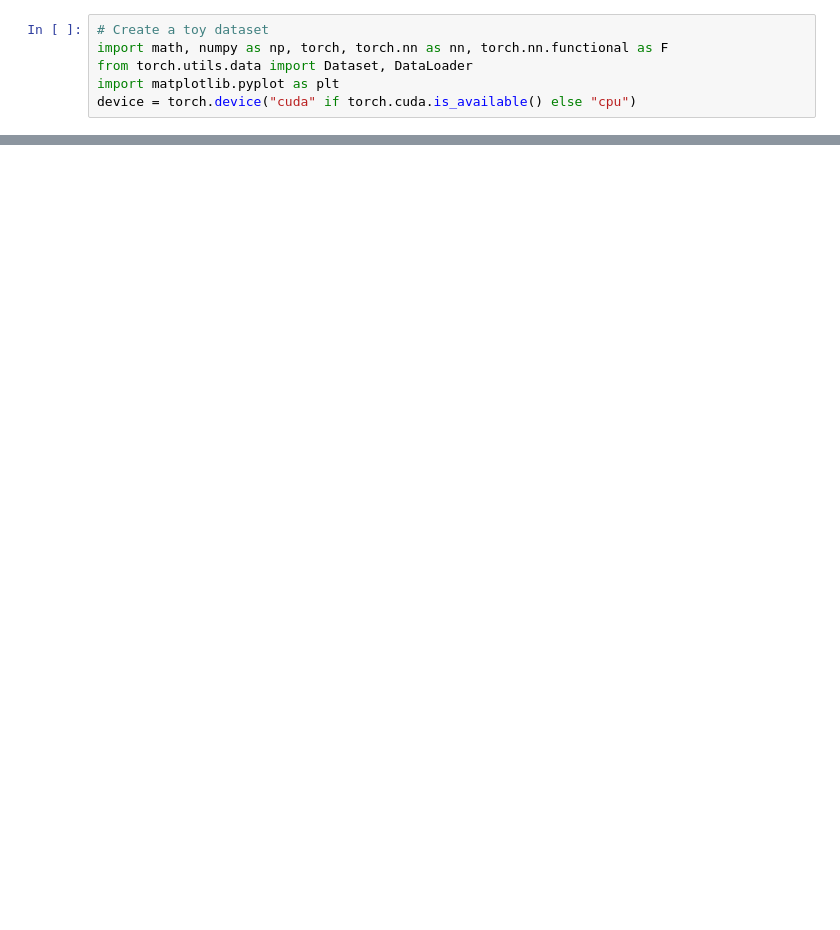
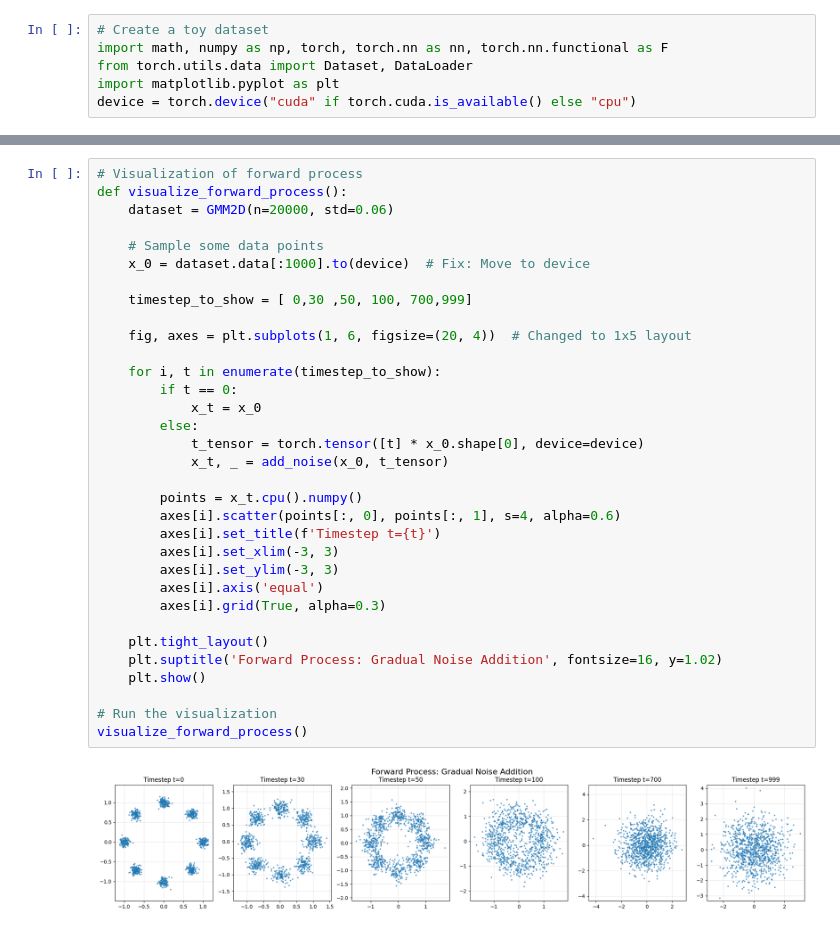
Before and after one commit to Jaseelkt007/Generative_AI_basics, a Jupyter notebook: Diffusion_Models.ipynb, the cells around one changed output, grey strips where cells are left out. Drawn from its saved outputs; the diff is of its cells as text; blank space fills up the shorter version.

```diff
--- a/Diffusion_Models.ipynb
+++ b/Diffusion_Models.ipynb
@@ -68,0 +127,35 @@ plt.axis('equal'); plt.title("Target data (2D GMM)"); plt.show()
+# %%
+# Visualization of forward process
+def visualize_forward_process():
+    dataset = GMM2D(n=20000, std=0.06)
+
+    # Sample some data points
+    x_0 = dataset.data[:1000].to(device)  # Fix: Move to device
+
+    timestep_to_show = [ 0,30 ,50, 100, 700,999]
+
+    fig, axes = plt.subplots(1, 6, figsize=(20, 4))  # Changed to 1x5 layout
+
+    for i, t in enumerate(timestep_to_show):
+        if t == 0:
+            x_t = x_0
+        else:
+            t_tensor = torch.tensor([t] * x_0.shape[0], device=device)
+            x_t, _ = add_noise(x_0, t_tensor)
+
+        points = x_t.cpu().numpy()
+        axes[i].scatter(points[:, 0], points[:, 1], s=4, alpha=0.6)
+        axes[i].set_title(f'Timestep t={t}')
+        axes[i].set_xlim(-3, 3)
+        axes[i].set_ylim(-3, 3)
+        axes[i].axis('equal')
+        axes[i].grid(True, alpha=0.3)
+
+    plt.tight_layout()
+    plt.suptitle('Forward Process: Gradual Noise Addition', fontsize=16, y=1.02)
+    plt.show()
+
+# Run the visualization
+visualize_forward_process()
+# %% [output]
+[figure, added]
```
Also changed, not shown: parts of 13 cells of this notebook.
